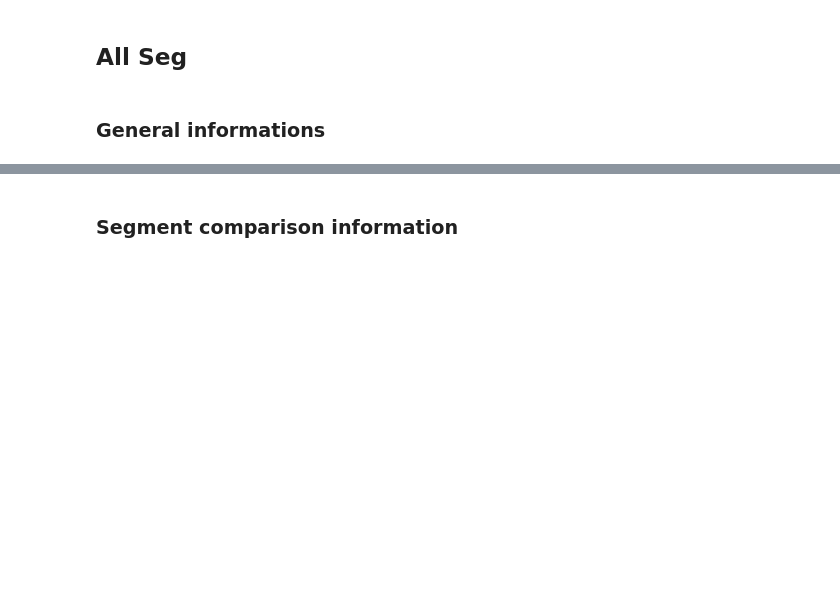
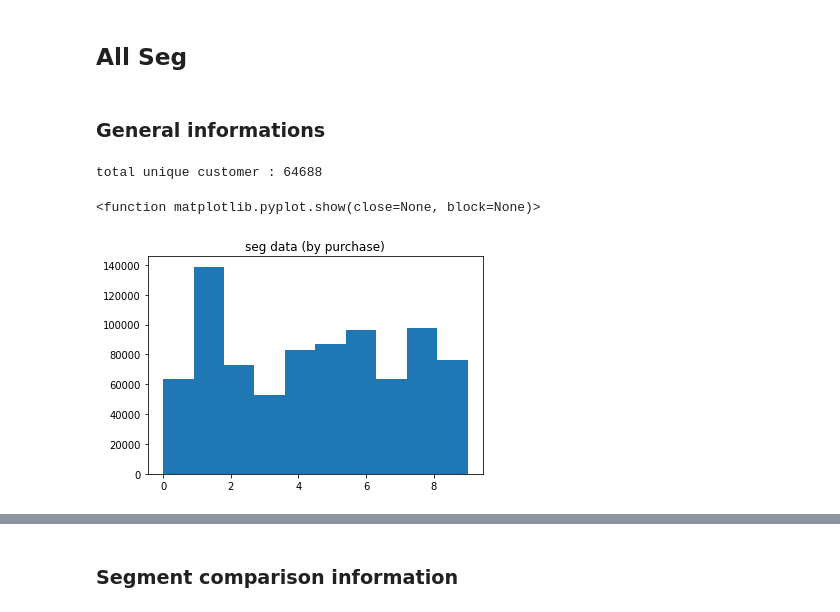
Before and after one commit to polgariovabrigi/frontend_onthelistcrm, a Jupyter notebook: notebooks/segmentation_analysis_ben.ipynb, the cells around one changed output, grey strips where cells are left out. Saved outputs shown, nothing was run; the diff lists cells and outputs as text; code cells hidden in the pictures; blank space fills up the shorter version.

```diff
--- a/notebooks/segmentation_analysis_ben.ipynb
+++ b/notebooks/segmentation_analysis_ben.ipynb
@@ -44,3 +54,14 @@ seg_9_df = seg_df[seg_df['customer_segmentation'] == 9]
 ## All Seg
 # %% [markdown]
 ### General informations
+# %%
+print(f"total unique customer : {len(data_df['customer_ID'].unique().tolist())}")
+# %% [output]
+total unique customer : 64688
+# %%
+plt.hist(data_df['segmentation'])
+plt.title("seg data (by purchase)")
+plt.show
+# %% [output]
+<function matplotlib.pyplot.show(close=None, block=None)>
+[figure, added]
```
Also changed, not shown: parts of 22 cells of this notebook, 1 other file.
